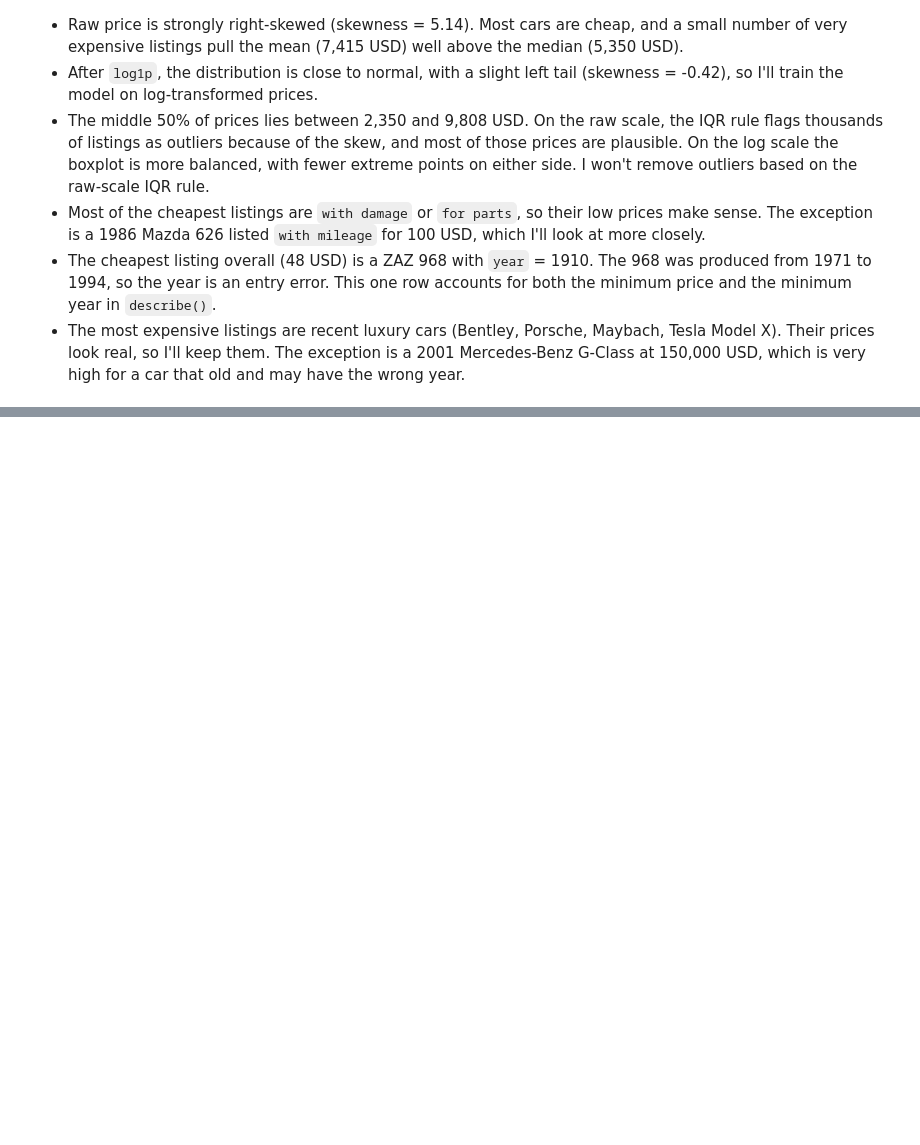
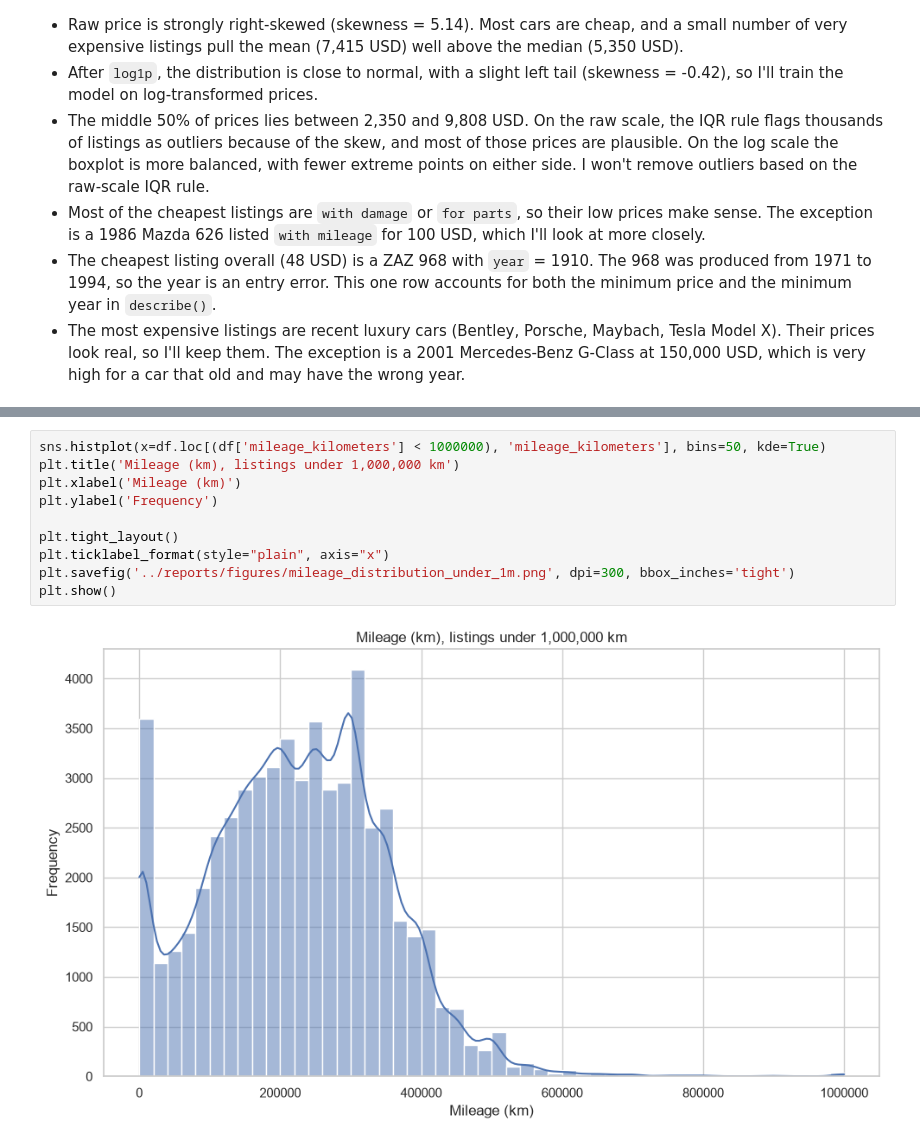
Before and after one commit to VukasinJ-dev/car-price-prediction, a Jupyter notebook: notebooks/01_eda.ipynb, the cells around one changed output, grey strips where cells are left out. Saved outputs shown, nothing was run; the diff lists cells and outputs as text; blank space fills up the shorter version.

```diff
--- a/notebooks/01_eda.ipynb
+++ b/notebooks/01_eda.ipynb
@@ -304,0 +327,12 @@ df[['make', 'model', 'year', 'condition', 'price_usd']].nlargest(10, 'price_usd'
+# %%
+sns.histplot(x=df.loc[(df['mileage_kilometers'] < 1000000), 'mileage_kilometers'], bins=50, kde=True)
+plt.title('Mileage (km), listings under 1,000,000 km')
+plt.xlabel('Mileage (km)')
+plt.ylabel('Frequency')
+
+plt.tight_layout()
+plt.ticklabel_format(style="plain", axis="x")
+plt.savefig('../reports/figures/mileage_distribution_under_1m.png', dpi=300, bbox_inches='tight')
+plt.show()
+# %% [output]
+[figure, added]
```
Also changed, not shown: parts of 17 cells of this notebook, 2 other files.
